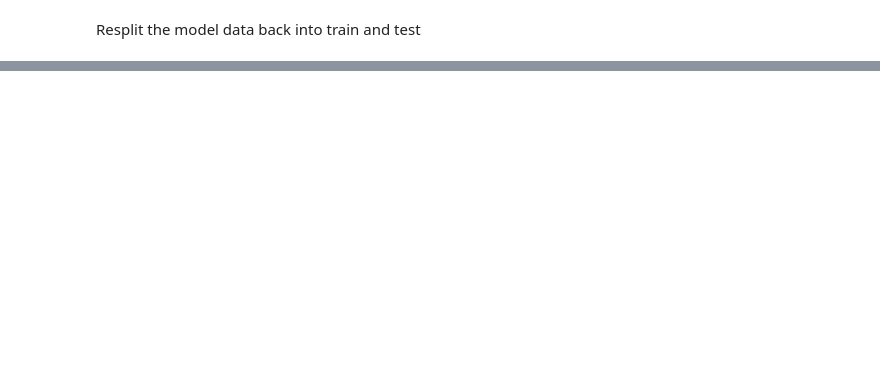
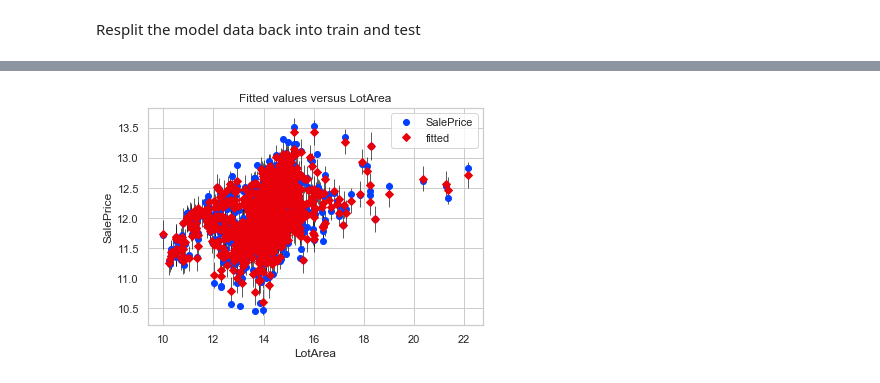
Before and after one commit to Sicro01/Predict-House-Prices, a Jupyter notebook: Ames, Iowa - House Price Prediction (ref. Kaggle Challenge).ipynb, the cells around one changed output, grey strips where cells are left out. Cells and saved outputs as stored; diff of their text form; code cells hidden in the pictures; blank space fills up the shorter version.

```diff
--- a/Ames, Iowa - House Price Prediction (ref. Kaggle Challenge).ipynb
+++ b/Ames, Iowa - House Price Prediction (ref. Kaggle Challenge).ipynb
@@ -1456,0 +1536,13 @@ print(testing_features.shape)
+# %%
+# Imports
+import statsmodels.api as sm
+
+model = sm.OLS(endog = y, exog = X)
+results = model.fit()
+test = results.outlier_test()
+# %%
+# Change the last parameter of the plot to choose another feature
+import statsmodels.graphics as smgraphics
+figure = smgraphics.regressionplots.plot_fit(results, 1)
+# %% [output]
+[figure, added]
```
Also changed, not shown: parts of 31 cells of this notebook.
